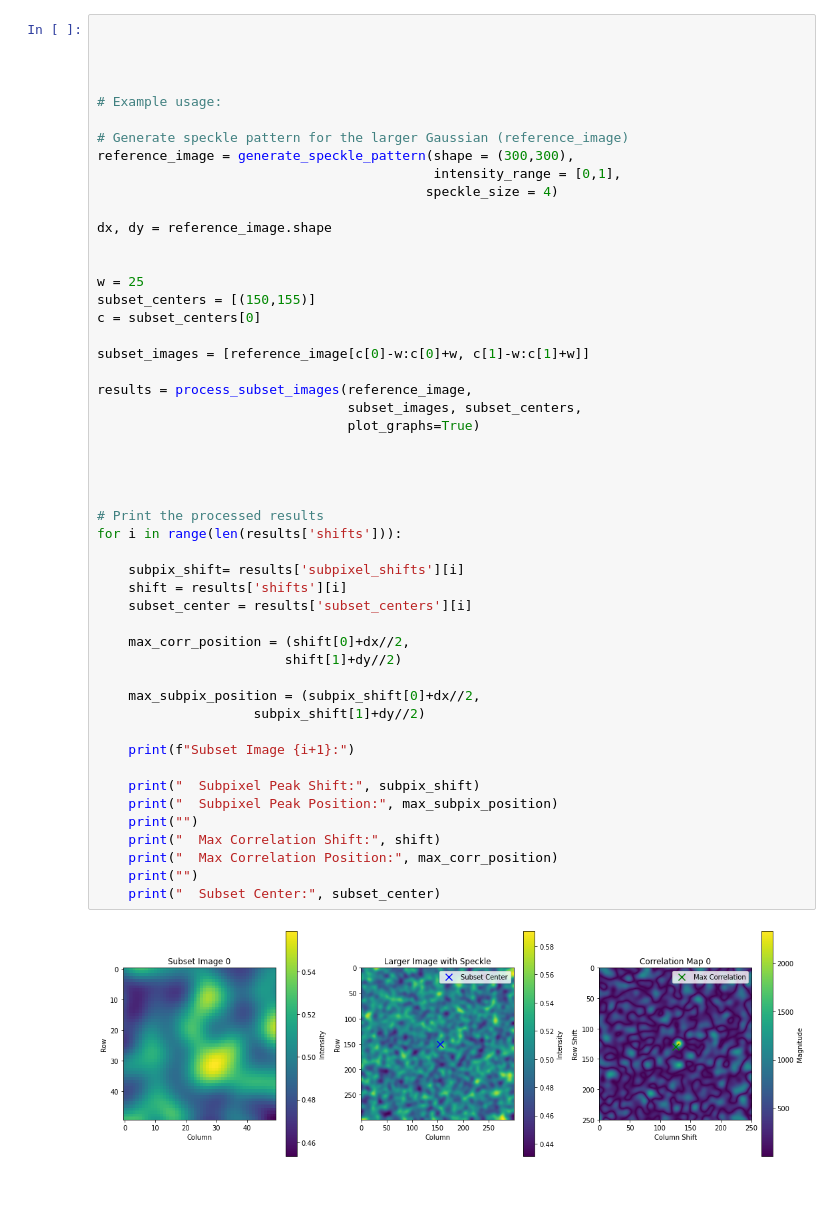
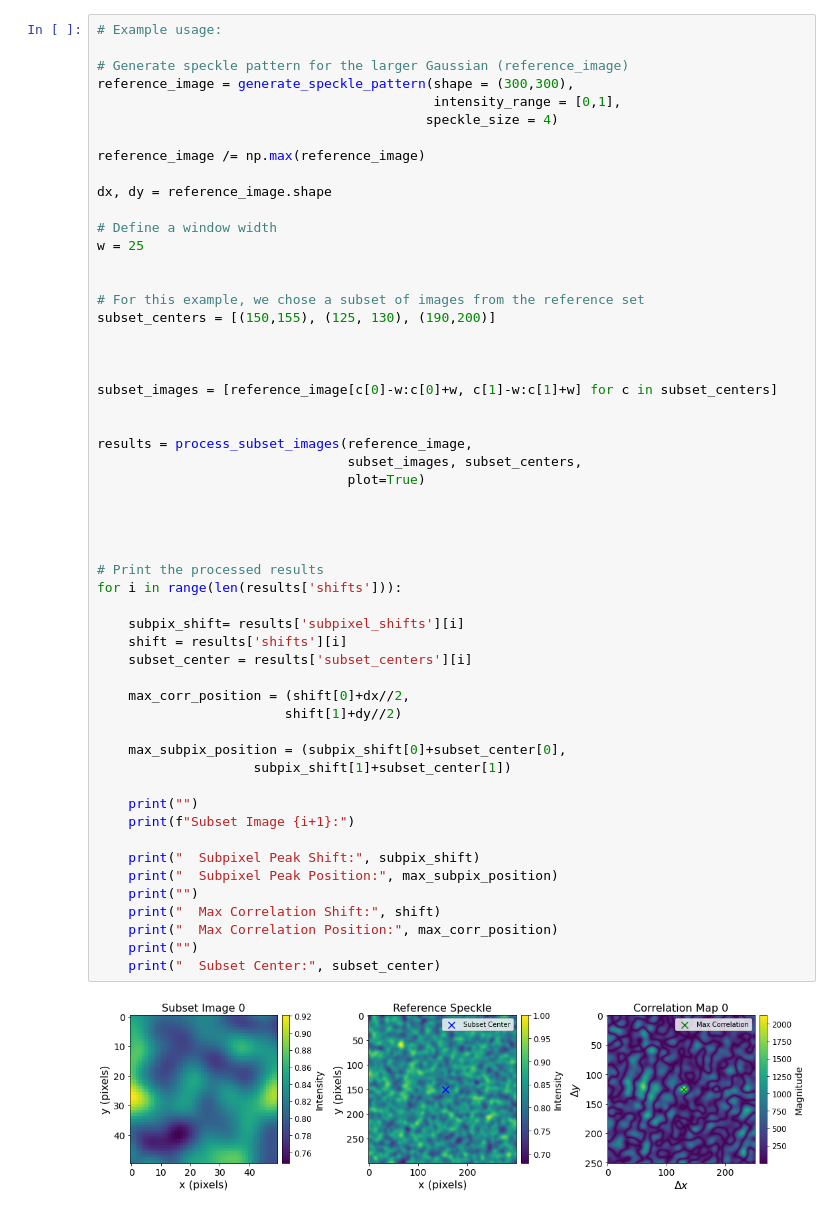
Before and after one commit to twguest/tiepy, a Jupyter notebook: docs/source/demo/subpixel.ipynb, the cells around one changed output. Cells and saved outputs as stored; diff of their text form.

```diff
--- a/docs/source/demo/subpixel.ipynb
+++ b/docs/source/demo/subpixel.ipynb
@@ -9,8 +11,4 @@ from tiepy.speckle_utils.subpixel import calculate_normalized_correlation, proce
 # %%
-
-
-
-
 # Example usage:
 
 # Generate speckle pattern for the larger Gaussian (reference_image)
@@ -18,43 +16,51 @@ reference_image = generate_speckle_pattern(shape = (300,300),
                                            intensity_range = [0,1],
                                           speckle_size = 4)
 
+reference_image /= np.max(reference_image)
+
 dx, dy = reference_image.shape
 
+# Define a window width
+w = 25
 
-w = 25
-subset_centers = [(150,155)]
-c = subset_centers[0]
 
-subset_images = [reference_image[c[0]-w:c[0]+w, c[1]-w:c[1]+w]]
+# For this example, we chose a subset of images from the reference set
+subset_centers = [(150,155), (125, 130), (190,200)]
+
+
+
+subset_images = [reference_image[c[0]-w:c[0]+w, c[1]-w:c[1]+w] for c in subset_centers]
+
 
 results = process_subset_images(reference_image,
                                 subset_images, subset_centers,
-                                plot_graphs=True)
+                                plot=True)
 
 
 
 
 # Print the processed results
 for i in range(len(results['shifts'])):
 
     subpix_shift= results['subpixel_shifts'][i]
     shift = results['shifts'][i]
     subset_center = results['subset_centers'][i]
 
     max_corr_position = (shift[0]+dx//2,
                         shift[1]+dy//2)
 
-    max_subpix_position = (subpix_shift[0]+dx//2,
-                    subpix_shift[1]+dy//2)
+    max_subpix_position = (subpix_shift[0]+subset_center[0],
+                    subpix_shift[1]+subset_center[1])
 
+    print("")
     print(f"Subset Image {i+1}:")
 
     print("  Subpixel Peak Shift:", subpix_shift)
     print("  Subpixel Peak Position:", max_subpix_position)
     print("")
     print("  Max Correlation Shift:", shift)
     print("  Max Correlation Position:", max_corr_position)
     print("")
     print("  Subset Center:", subset_center)
 # %% [output]
-[figure, old version]
+[figure, new version]
```
Also changed, not shown: parts of 3 cells of this notebook, 13 other files.
